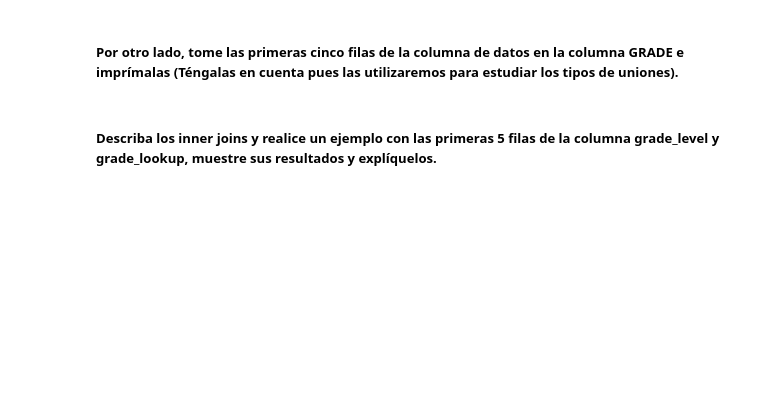
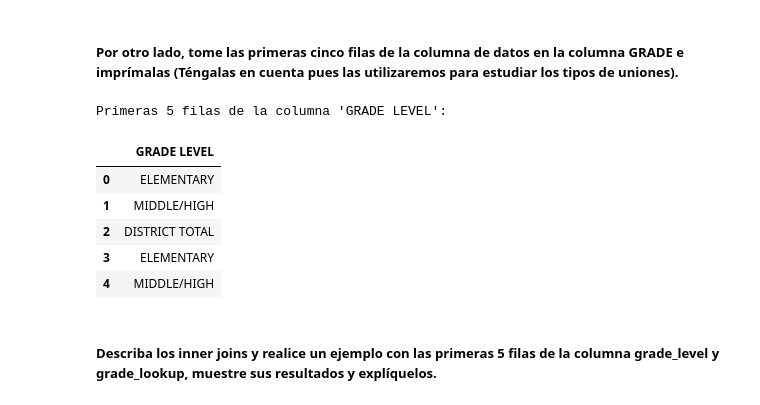
Before and after one commit to dalfonso75/info-data-handler, a Jupyter notebook: G49_DeiverEnriqueAlfonsoCortes_Tarea2.ipynb, the cells around one changed output. Saved outputs shown, nothing was run; the diff lists cells and outputs as text; code cells hidden in the pictures; blank space fills up the shorter version.

```diff
--- a/G49_DeiverEnriqueAlfonsoCortes_Tarea2.ipynb
+++ b/G49_DeiverEnriqueAlfonsoCortes_Tarea2.ipynb
@@ -641,4 +654,16 @@ Además, disponer de métricas como promedios, sumas, máximos y mínimos permit
 # %% [markdown]
 ##### **Por otro lado, tome las primeras cinco filas de la columna de datos en la columna GRADE e imprímalas (Téngalas en cuenta pues las utilizaremos para estudiar los tipos de uniones).**
+# %%
+grade_level_sample = df[['GRADE LEVEL']].head(5)
+print("Primeras 5 filas de la columna 'GRADE LEVEL':")
+grade_level_sample.head()
+# %% [output]
+Primeras 5 filas de la columna 'GRADE LEVEL':
+|  | GRADE LEVEL |
+| 0 | ELEMENTARY |
+| 1 | MIDDLE/HIGH |
+| 2 | DISTRICT TOTAL |
+| 3 | ELEMENTARY |
+| 4 | MIDDLE/HIGH |
 # %% [markdown]
 ##### **Describa los inner joins y realice un ejemplo con las primeras 5 filas de la columna grade_level y grade_lookup, muestre sus resultados y explíquelos.**
```
Also changed, not shown: parts of 16 cells of this notebook.
